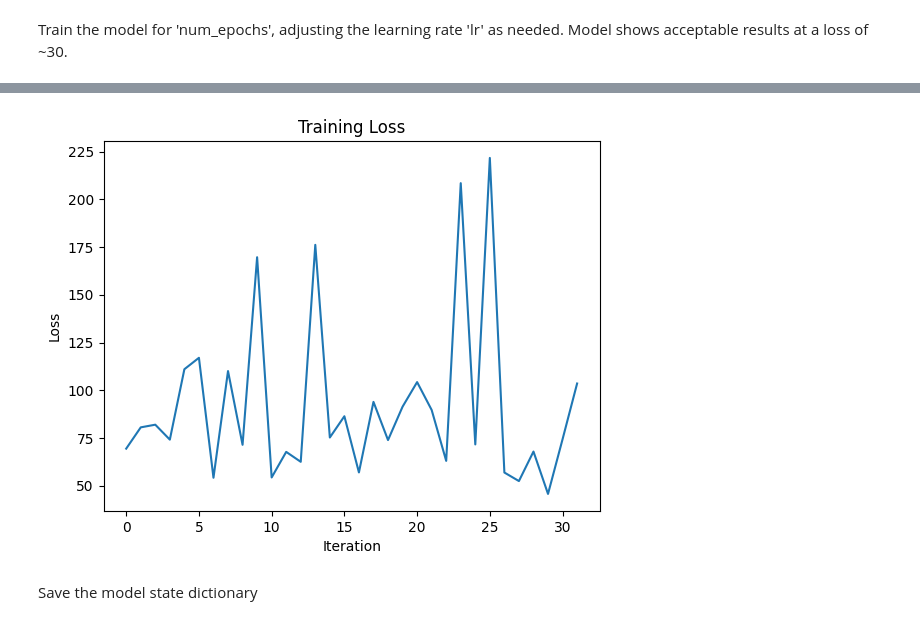
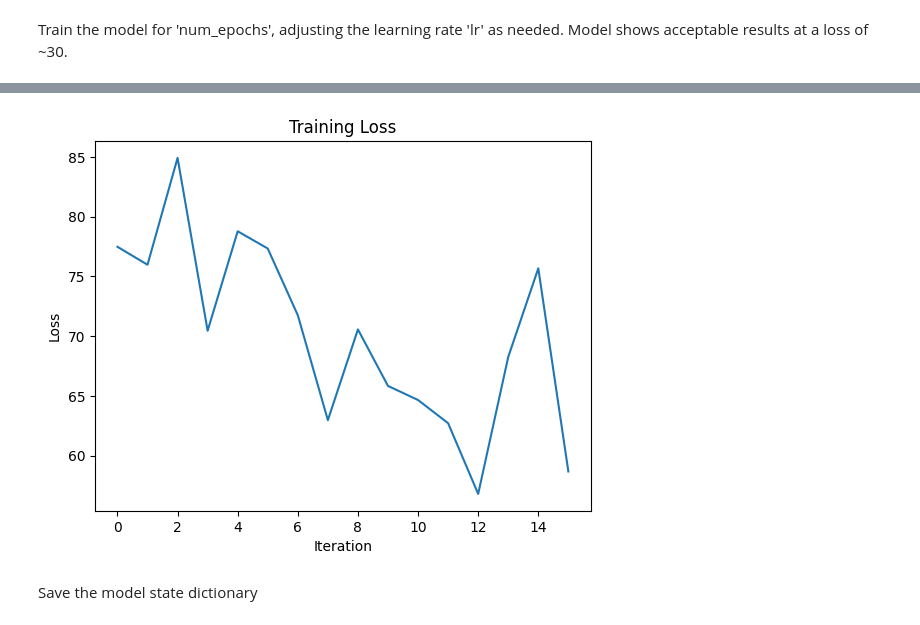
Before and after one commit to adi-balaji/grape_rob, a Jupyter notebook: stem_detection/stem_detection.ipynb, the cells around one changed output, grey strips where cells are left out. Drawn from its saved outputs; the diff is of its cells as text; code cells hidden in the pictures.

```diff
--- a/stem_detection/stem_detection.ipynb
+++ b/stem_detection/stem_detection.ipynb
@@ -105,10 +105,10 @@ ann_folder_path = '/Users/adibalaji/Desktop/grape_juice/stem_detection/lab_grape
 
 dataset = StemMaskDataset(img_folder_path, ann_folder_path)
 
-img, targets = dataset.__getitem__(60)
+img, targets = dataset.__getitem__(10)
 
 plt.imshow(img.permute(1,2,0).numpy())
-plt.imshow(targets['masks'][1], alpha = 0.5)
+plt.imshow(targets['masks'].sum(dim=0), alpha = 0.5)
 plt.show()
 # %% [output]
 Loaded 67 images and 67 anns.
@@ -130,7 +130,7 @@ def get_instance_segmentation_model(num_classes):
     in_features = model.roi_heads.box_predictor.cls_score.in_features
     model.roi_heads.box_predictor = faster_rcnn.FastRCNNPredictor(in_features, num_classes)
     in_features_mask = model.roi_heads.mask_predictor.conv5_mask.in_channels
-    hidden_layer = 256
+    hidden_layer = 512
     model.roi_heads.mask_predictor = mask_rcnn.MaskRCNNPredictor(in_features_mask, hidden_layer, num_classes)
 
     return model
@@ -226,10 +226,10 @@ Dataset of size 67 loaded
 # %% [markdown]
 Train the model for 'num_epochs', adjusting the learning rate 'lr' as needed. Model shows acceptable results at a loss of ~30.
 # %%
-optimizer = torch.optim.Adam(params, lr=5e-9, weight_decay=1e-6)
+optimizer = torch.optim.Adam(params, lr=1e-4, weight_decay=1e-6)
 
 loss_history = []
-num_epochs = 2
+num_epochs = 1
 for epoch in range(num_epochs):
     train_one_epoch(model, optimizer, data_loader, loss_history)
 
@@ -261,4 +263,4 @@ Trained 2 epochs..
-[figure, old version]
+[figure, new version]
 # %% [markdown]
 Save the model state dictionary
 # %%
```
Also changed, not shown: parts of 2 cells of this notebook, 1 other file.
